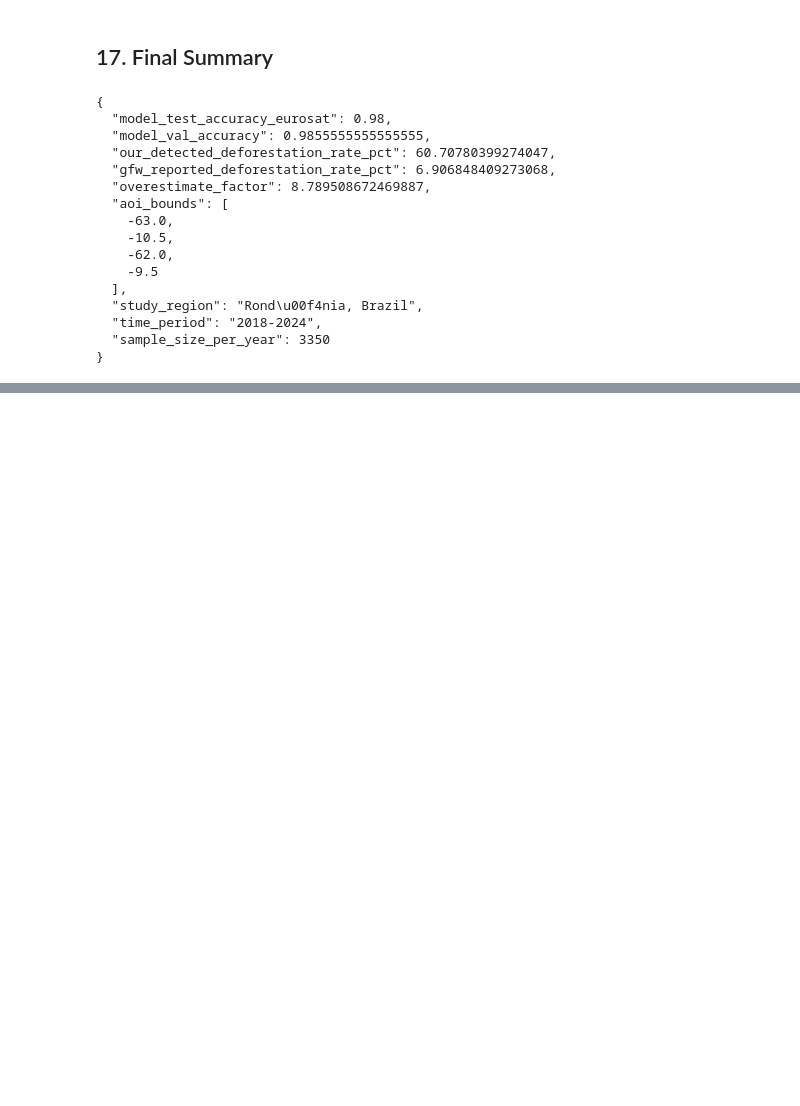
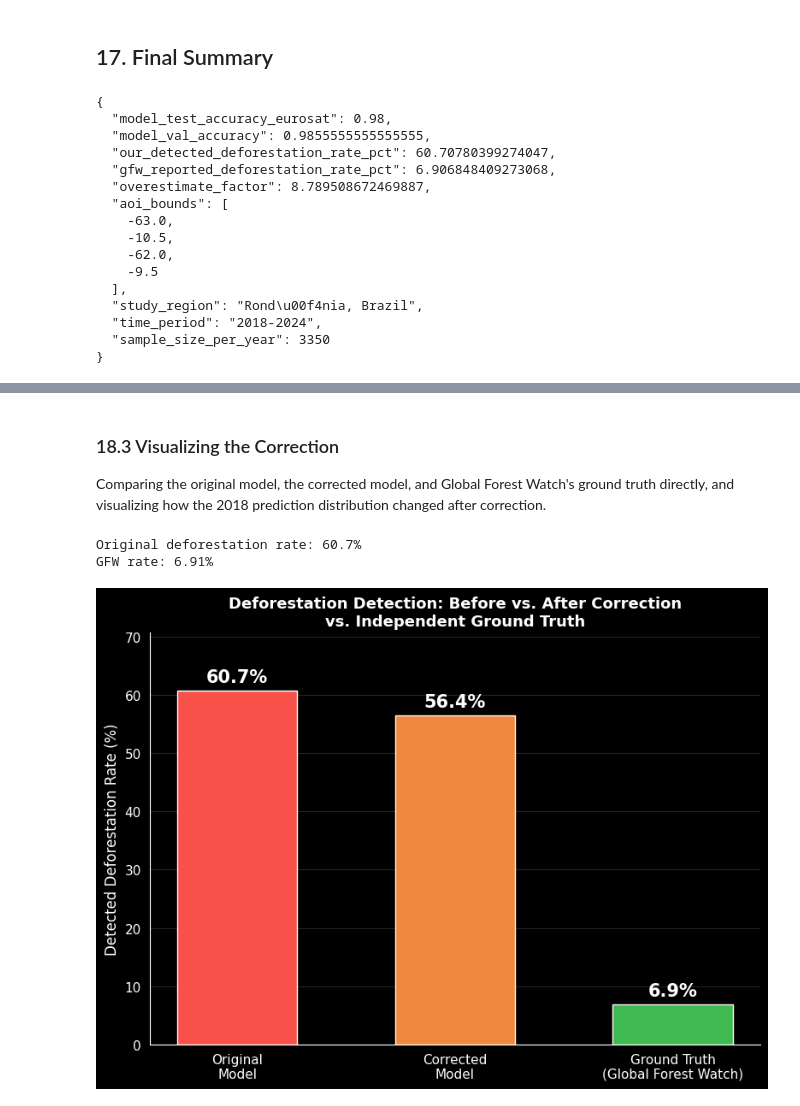
Before and after one commit to kushpuri07/eurosat-deforestation, a Jupyter notebook: notebook/Satellite_Image_Classification_and_Deforestation_Detection.ipynb, the cells around one changed output, grey strips where cells are left out. Saved outputs shown, nothing was run; the diff lists cells and outputs as text; code cells hidden in the pictures; blank space fills up the shorter version.

```diff
--- a/notebook/Satellite_Image_Classification_and_Deforestation_Detection.ipynb
+++ b/notebook/Satellite_Image_Classification_and_Deforestation_Detection.ipynb
@@ -730,0 +968,18 @@ print(json.dumps(final_summary, indent=2))
+# %%
+with rasterio.open('/content/drive/MyDrive/deforestation_project/rondonia_2024.tif') as src:
+    img_2024 = src.read()
+
+patches_2024, positions_2024 = extract_patches_random_sample(img_2024, n_samples=3350, seed=42)
+patches_2024_final = [global_percentile_stretch(p) for p in patches_2024]
+
+print("Reclassifying 2024 with corrected model...")
+results_2024_corrected = classify_patches_sampled(patches_2024_final, positions_2024, model)
+
+preds_2024_corrected = [pred for r, c, pred in results_2024_corrected]
+print("\nCorrected model — 2024 prediction distribution:")
+for idx, count in sorted(Counter(preds_2024_corrected).items()):
+    print(f"  {class_names[idx]}: {count} ({count/len(preds_2024_corrected)*100:.1f}%)")
+
+with open('/content/drive/MyDrive/deforestation_project/results_2024_corrected.json', 'w') as f:
+    json.dump(results_2024_corrected, f)
+print("Saved.")
@@ -730,0 +1059,61 @@ print(json.dumps(final_summary, indent=2))
+# %% [markdown]
+### 18.3 Visualizing the Correction
+
+Comparing the original model, the corrected model, and Global Forest Watch's ground truth
+directly, and visualizing how the 2018 prediction distribution changed after correction.
+# %%
+import json
+
+with open('/content/drive/MyDrive/deforestation_project/results_2024.json', 'r') as f:
+    results_2024 = json.load(f)
+
+lookup_2018 = {(r, c): pred for r, c, pred in results_2018}
+lookup_2024 = {(r, c): pred for r, c, pred in results_2024}
+
+forest_idx = class_names.index('Forest')
+was_forest_2018, deforested = 0, 0
+for pos in lookup_2018:
+    if lookup_2018[pos] == forest_idx:
+        was_forest_2018 += 1
+        if lookup_2024[pos] != forest_idx:
+            deforested += 1
+
+deforestation_rate = deforested / was_forest_2018 * 100
+gfw_loss_pct = 6.91  # already computed earlier via Earth Engine / Hansen dataset
+
+print(f"Original deforestation rate: {deforestation_rate:.1f}%")
+print(f"GFW rate: {gfw_loss_pct}%")
+# %% [output]
+Original deforestation rate: 60.7%
+GFW rate: 6.91%
+# %%
+import matplotlib.pyplot as plt
+
+fig, ax = plt.subplots(figsize=(8, 6), facecolor='black')
+ax.set_facecolor('black')
+
+labels = ['Original\nModel', 'Corrected\nModel', 'Ground Truth\n(Global Forest Watch)']
+values = [deforestation_rate, deforestation_rate_corrected, gfw_loss_pct]
+colors = ['#f85149', '#f0883e', '#3fb950']
+
+bars = ax.bar(labels, values, color=colors, width=0.55)
+for bar, val in zip(bars, values):
+    ax.text(bar.get_x() + bar.get_width()/2, val + 1.5, f'{val:.1f}%',
+             ha='center', fontsize=15, fontweight='bold', color='white')
+
+ax.set_ylabel('Detected Deforestation Rate (%)', fontsize=12, color='white')
+ax.set_title('Deforestation Detection: Before vs. After Correction\nvs. Independent Ground Truth',
+             fontsize=13, fontweight='bold', color='white')
+ax.set_ylim(0, max(values) + 10)
+for spine in ['top', 'right']:
+    ax.spines[spine].set_visible(False)
+for spine in ['left', 'bottom']:
+    ax.spines[spine].set_color('white')
+ax.tick_params(colors='white')
+ax.grid(axis='y', alpha=0.15, color='white')
+
+plt.tight_layout()
+plt.savefig('deforestation_comparison.png', dpi=300, bbox_inches='tight', facecolor='black')
+plt.show()
+# %% [output]
+[figure, added]
```
Also changed, not shown: parts of 24 cells of this notebook.
